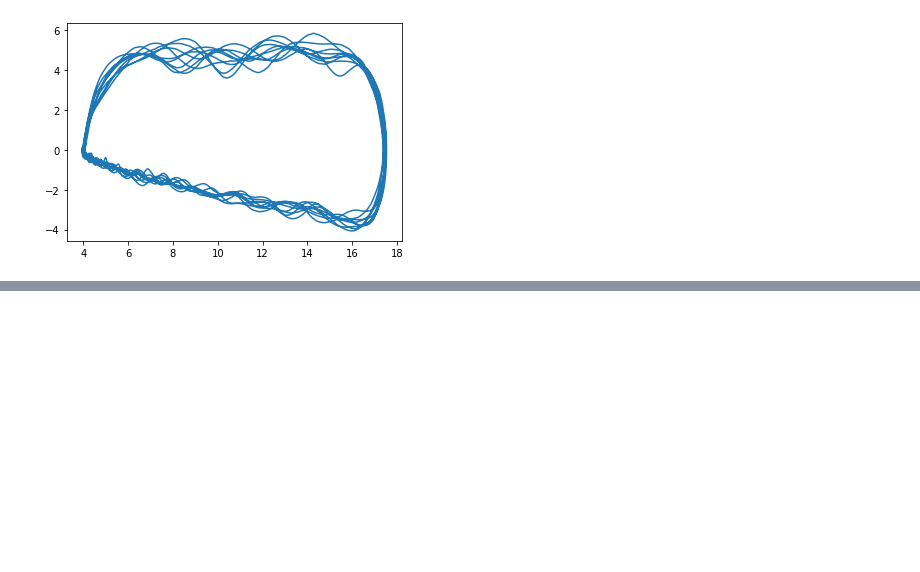
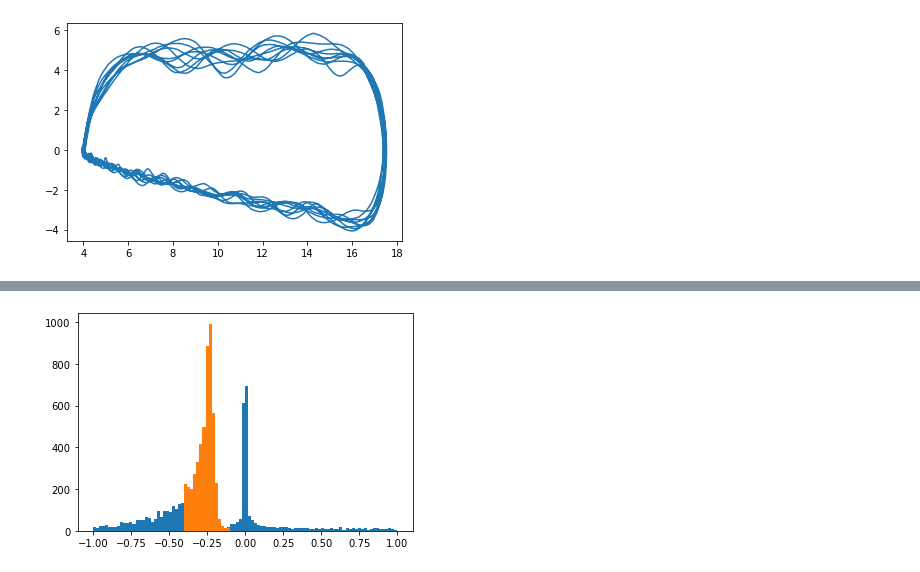
Before and after one commit to Princeton-Penn-Vents/princeton-penn-flowmeter, a Jupyter notebook: analysis/first-try.ipynb, the cells around one changed output, grey strips where cells are left out. Saved outputs shown, nothing was run; the diff lists cells and outputs as text; code cells hidden in the pictures; blank space fills up the shorter version.

```diff
--- a/analysis/first-try.ipynb
+++ b/analysis/first-try.ipynb
@@ -140,0 +162,7 @@ plt.plot(smoothed_pressure, smoothed_dpressure)
+# %%
+exhale = np.logical_and(abs(-0.25 - (smoothed_dflow / smoothed_flow)) < 0.15, smoothed_flow < -1)
+
+plt.hist(smoothed_dflow[~exhale] / smoothed_flow[~exhale], bins=100, range=(-1, 1));
+plt.hist(smoothed_dflow[exhale] / smoothed_flow[exhale], bins=100, range=(-1, 1));
+# %% [output]
+[figure, added]
```
Also changed, not shown: parts of 8 cells of this notebook.
